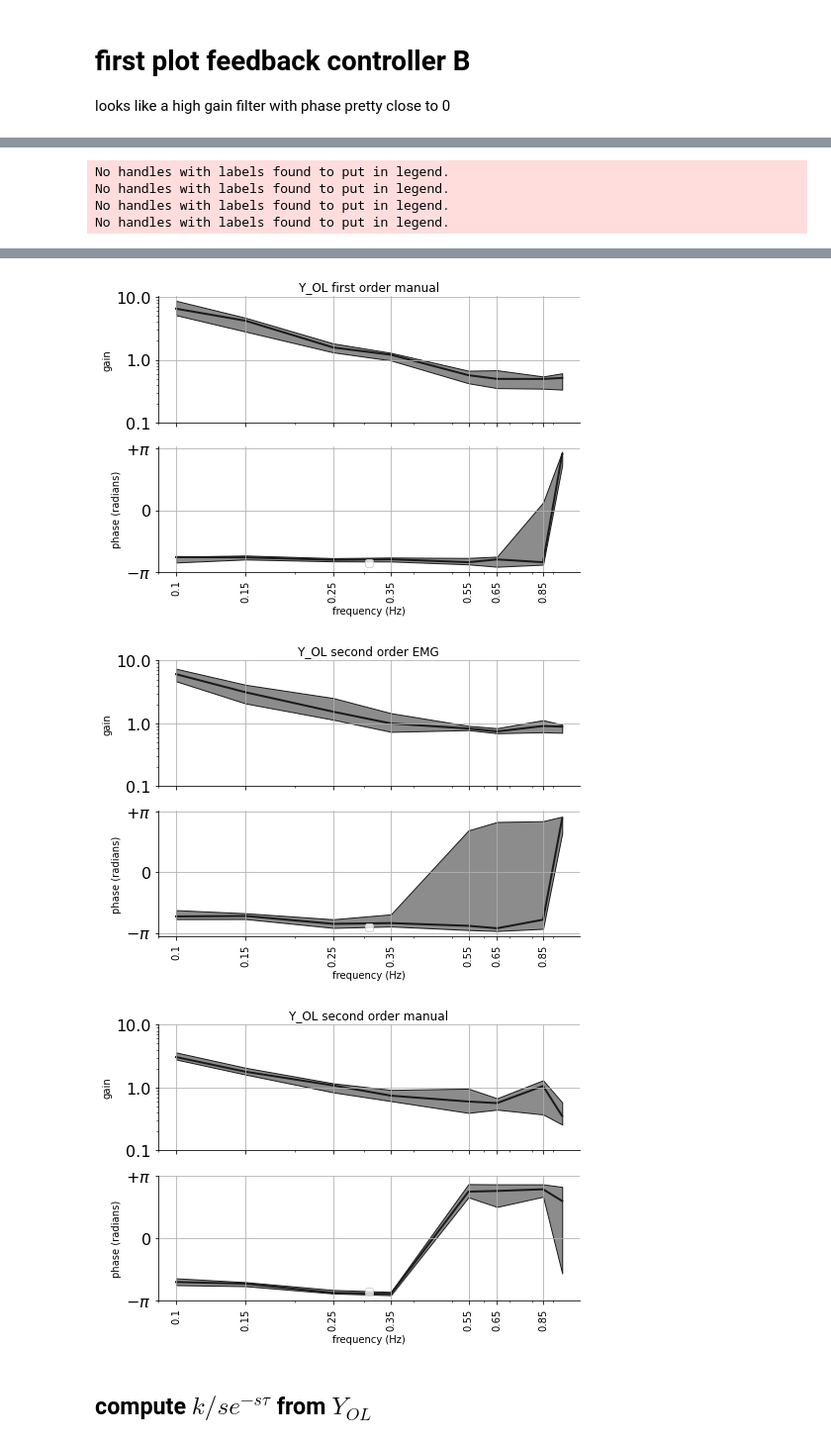
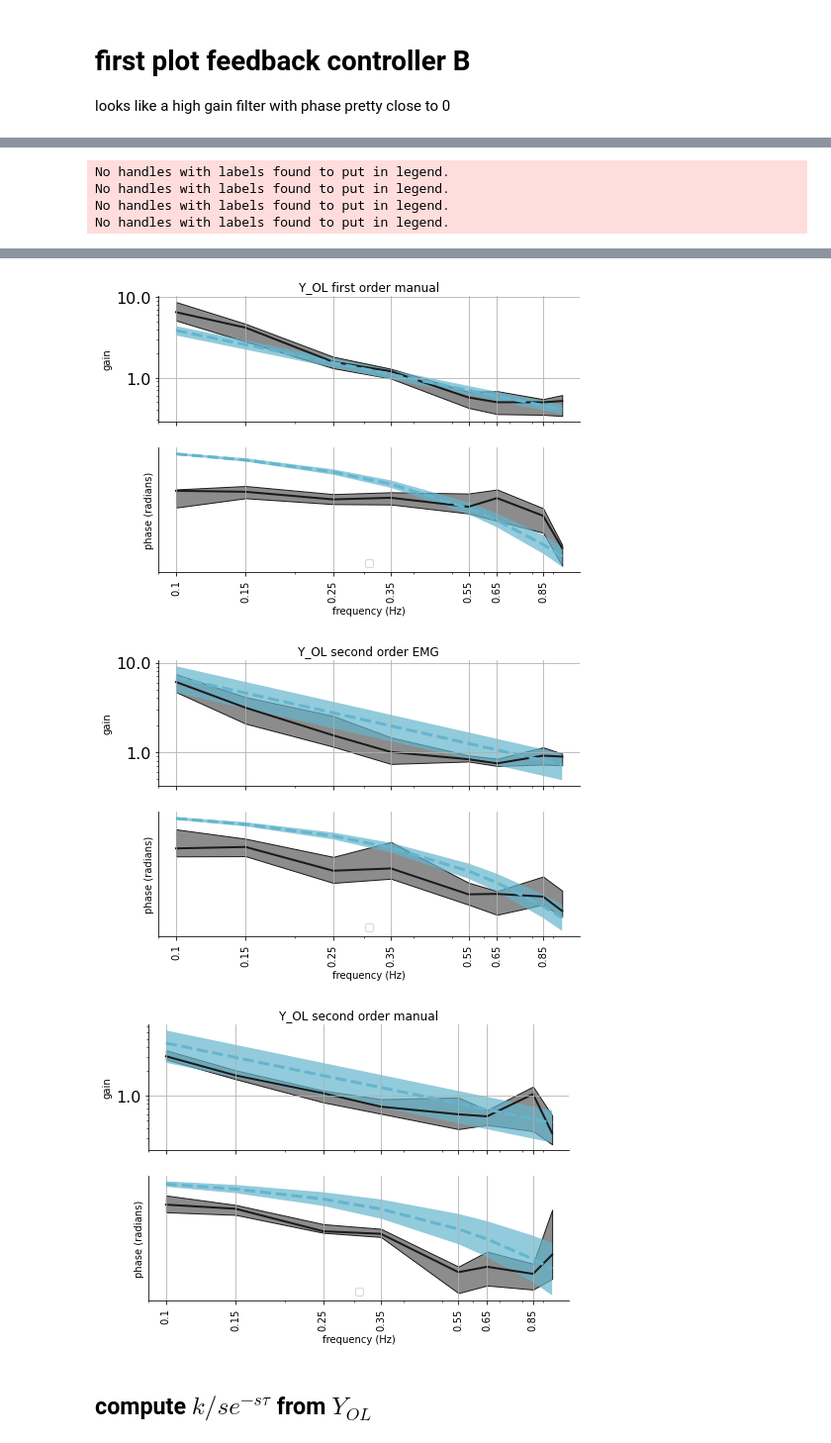
Before and after one commit to hachouuw/EMGdelay-analysis, a Jupyter notebook: MY_sanity_check.ipynb, the cells around one changed output, grey strips where cells are left out. Shown at 99% size. Saved outputs shown, nothing was run; the diff lists cells and outputs as text; code cells hidden in the pictures.

Commit message:
add Lauren's fitted bode plots

```diff
--- a/MY_sanity_check.ipynb
+++ b/MY_sanity_check.ipynb
@@ -103,7 +103,9 @@ def bode_plot(data=None,fname=None,axs=None,color='k',fill=None,amean=0.,grid='o
     axm.grid(grid)
 
     # phase
-    a = np.mod(np.angle(data)+(amean-np.pi),2*np.pi)-(amean+np.pi)
+    temp = np.angle(data)+np.pi/2# np.unwrap(np.angle(data)*2)/2
+    a = np.mod(temp+(amean-np.pi),2*np.pi)-(amean+np.pi)
+#     a = np.mod(np.angle(data)+(amean-np.pi),2*np.pi)-(amean+np.pi)
     d25,d50,d75 = np.percentile(a,[25,50,75],axis=0)
     axp.fill_between(freqs,d25,d75,facecolor=fill,edgecolor='k',lw=lw,label=label)
     axp.plot(freqs,d50,color=color,lw=2*lw,zorder=1,ls=ls)
@@ -152,16 +161,39 @@ looks like a high gain filter with phase pretty close to 0
 # %%
 Mfo = lambda s: 1/s
 Mso = lambda s: 1/(s*(s+1))
+s = 1j*omegas
+phaseshift = np.pi/2
 
 axs = bode_plot(data=(B_fo_emg*Mfo(s)), do_ylabels=True,title='Y_OL first order EMG')
 axm,axp = axs
-# axm.plot(3.5/(1j*omegas))
+axm.fill_between(freqs,abs(2.68345343/s),abs(3.78127066/s),facecolor='c',alpha=0.7)
+axm.plot(freqs,abs(np.mean([2.68345343,3.78127066])/s),'c--',linewidth=3)
+axp.plot(freqs,phaseshift+np.angle(np.exp(-s*np.mean([0.14200109, 0.26255312]))/s),'c--',linewidth=3)
+axp.fill_between(freqs,phaseshift+np.angle(np.exp(-s*0.14200109)/s),phaseshift+np.angle(np.exp(-s*0.26255312)/s),facecolor='c',alpha=0.7)
 
 axs = bode_plot(data=(B_fo_man*Mfo(s)), do_ylabels=True,title='Y_OL first order manual')
+axm,axp = axs
+axm.fill_between(freqs,abs(2.10705836/s),abs(2.74398982/s),facecolor='c',alpha=0.7)
+axm.plot(freqs,abs(np.mean([2.10705836, 2.74398982])/s),'c--',linewidth=3)
+axp.plot(freqs,np.unwrap(phaseshift+np.angle(np.exp(-s*np.mean([0.28678275, 0.34320905]))/s)),'c--',linewidth=3)
+axp.fill_between(freqs,np.unwrap(phaseshift+np.angle(np.exp(-s*0.28678275)/s)),np.unwrap(phaseshift+np.angle(np.exp(-s*0.34320905)/s)),facecolor='c',alpha=0.7)
+
 
 axs = bode_plot(data=(B_so_emg*Mso(s)), do_ylabels=True,title='Y_OL second order EMG')
+axm,axp = axs
+axm.fill_between(freqs,abs(2.88912025/s),abs(5.72492779/s),facecolor='c',alpha=0.7)
+axm.plot(freqs,abs(np.mean([2.88912025, 5.72492779])/s),'c--',linewidth=3)
+axp.plot(freqs,np.unwrap(phaseshift+np.angle(np.exp(-s*np.mean([0.28228069, 0.35794546]))/s)),'c--',linewidth=3)
+axp.fill_between(freqs,np.unwrap(phaseshift+np.angle(np.exp(-s*0.28228069)/s)),np.unwrap(phaseshift+np.angle(np.exp(-s*0.35794546)/s)),facecolor='c',alpha=0.7)
+
 
 axs = bode_plot(data=(B_so_man*Mso(s)), do_ylabels=True,title='Y_OL second order manual')
+axm,axp = axs
+axm.fill_between(freqs,abs(1.5965781 /s),abs(3.96807148/s),facecolor='c',alpha=0.7)
+axm.plot(freqs,abs(np.mean([1.5965781 , 3.96807148])/s),'c--',linewidth=3)
+axp.plot(freqs,np.unwrap(phaseshift+np.angle(np.exp(-s*np.mean([0.2353949 , 0.41373575]))/s)),'c--',linewidth=3)
+axp.fill_between(freqs,np.unwrap(phaseshift+np.angle(np.exp(-s*0.2353949 )/s)),np.unwrap(phaseshift+np.angle(np.exp(-s*0.41373575)/s)),facecolor='c',alpha=0.7)
+
 plt.show()
 # %% [output]
 No handles with labels found to put in legend.
@@ -172,6 +204,6 @@ No handles with labels found to put in legend.
-[figure, old version]
+[figure, new version]
-[figure, old version]
+[figure, new version]
-[figure, old version]
+[figure, new version]
 # %% [markdown]
 ## compute $k/s e^{-s\tau}$ from $Y_{OL}$
 # %%
```
Also changed, not shown: parts of 3 cells of this notebook.
